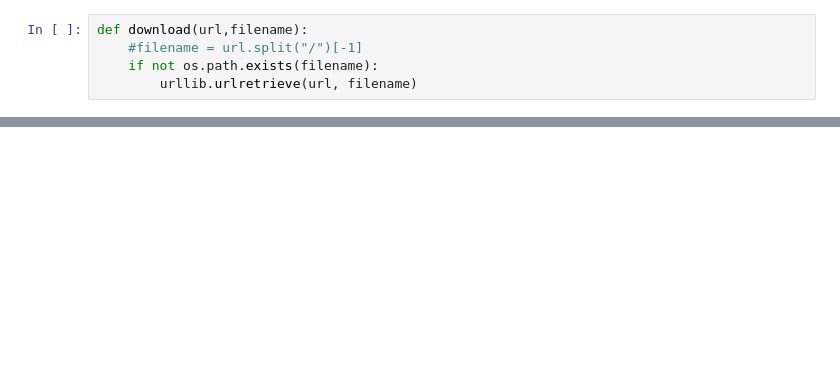
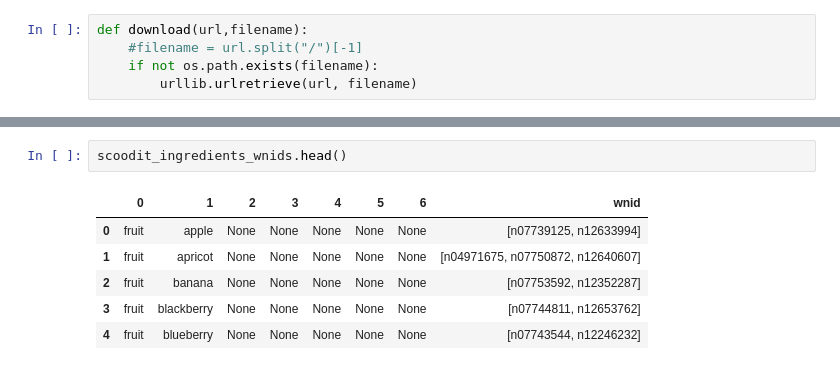
Before and after one commit to nsckir/groceries-classification, a Jupyter notebook: notebooks/01_nsckir_collect_required_imagenet_synsets.ipynb, the cells around one changed output, grey strips where cells are left out. Cells and saved outputs as stored; diff of their text form; blank space fills up the shorter version.

```diff
--- a/notebooks/01_nsckir_collect_required_imagenet_synsets.ipynb
+++ b/notebooks/01_nsckir_collect_required_imagenet_synsets.ipynb
@@ -243,0 +198,9 @@ test2.ix[test2['Group'] == 'seafood']
+# %%
+scoodit_ingredients_wnids.head()
+# %% [output]
+|  | 0 | 1 | 2 | 3 | 4 | 5 | 6 | wnid |
+| 0 | fruit | apple | None | None | None | None | None | [n07739125, n12633994] |
+| 1 | fruit | apricot | None | None | None | None | None | [n04971675, n07750872, n12640607] |
+| 2 | fruit | banana | None | None | None | None | None | [n07753592, n12352287] |
+| 3 | fruit | blackberry | None | None | None | None | None | [n07744811, n12653762] |
+| 4 | fruit | blueberry | None | None | None | None | None | [n07743544, n12246232] |
```
Also changed, not shown: parts of 37 cells of this notebook.
